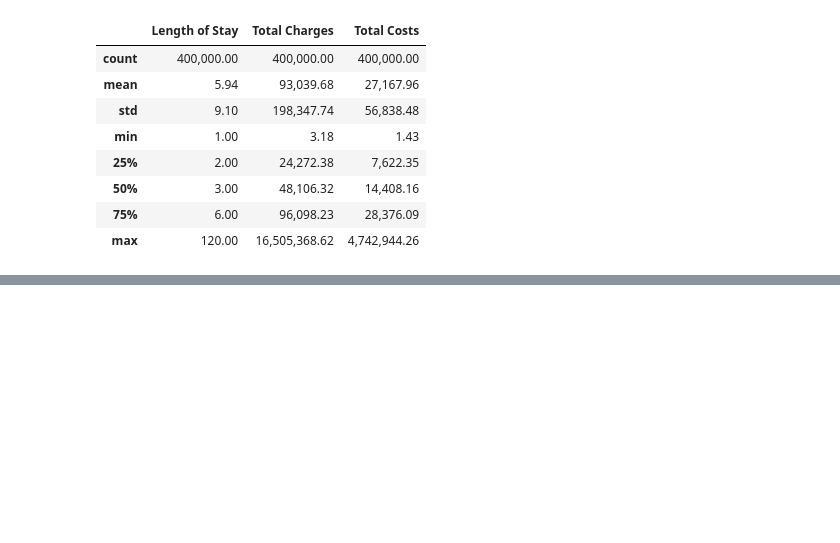
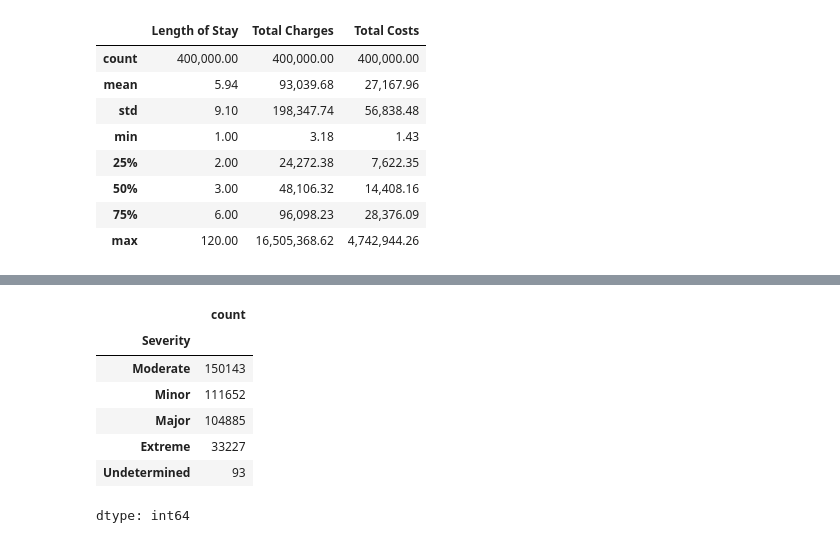
Before and after one commit to wenh08/Python_projects-, a Jupyter notebook: Hospital_Inpatient_Discharge.ipynb, the cells around one changed output, grey strips where cells are left out. Saved outputs shown, nothing was run; the diff lists cells and outputs as text; code cells hidden in the pictures; blank space fills up the shorter version.

```diff
--- a/Hospital_Inpatient_Discharge.ipynb
+++ b/Hospital_Inpatient_Discharge.ipynb
@@ -180,0 +296,11 @@ df[["Length of Stay", "Total Charges", "Total Costs"]].describe()
+# %%
+hospital_df['Severity'].value_counts(dropna= False)
+# %% [output]
+|  | count |
+| Severity |  |
+| Moderate | 150143 |
+| Minor | 111652 |
+| Major | 104885 |
+| Extreme | 33227 |
+| Undetermined | 93 |
+dtype: int64
```
Also changed, not shown: parts of 11 cells of this notebook.
